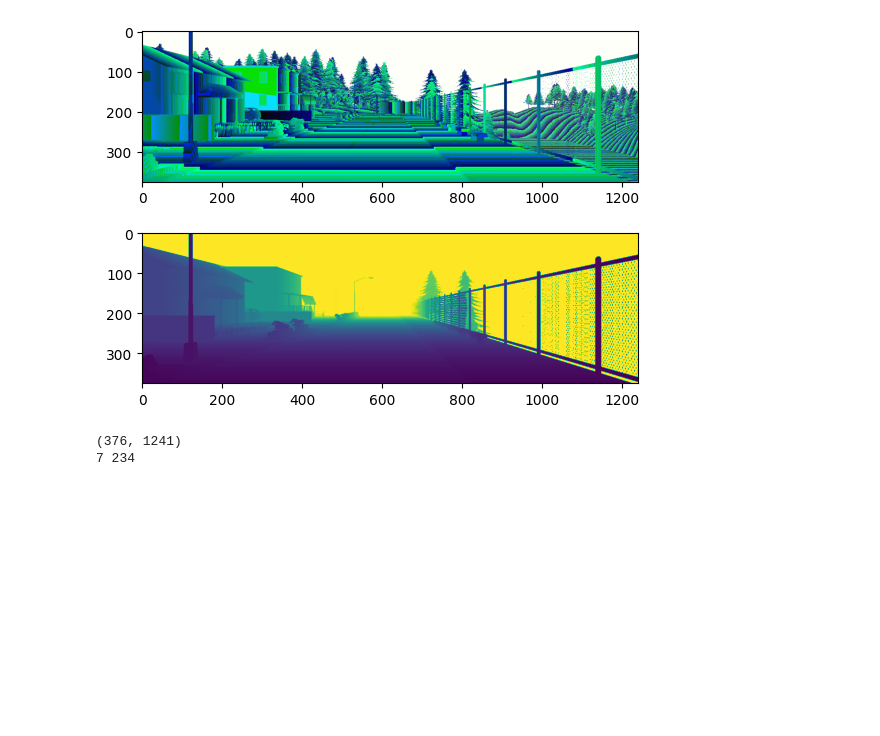
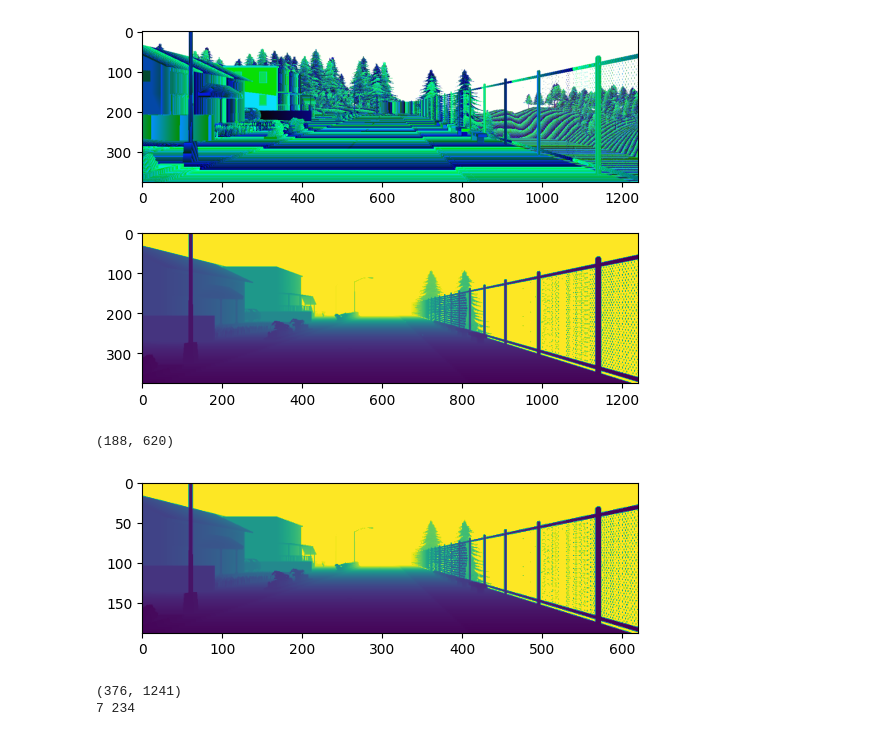
Before and after one commit to Billy1203/AdaptiveSurfelMapping, a Jupyter notebook: pre-processing.ipynb, the cells around one changed output. Cells and saved outputs as stored; diff of their text form; code cells hidden in the pictures; blank space fills up the shorter version.

```diff
--- a/pre-processing.ipynb
+++ b/pre-processing.ipynb
@@ -101,6 +108,15 @@ plt.imshow(depth);
 (376, 1241, 3) 0 255
 5.748033866169087 60.0
 [figure]
+# %%
+scaled_width_d = int(depth.shape[1] * 0.5)
+scaled_height_d = int(depth.shape[0] * 0.5)
+scaled_depth = cv2.resize(depth, (scaled_width_d, scaled_height_d))
+print(scaled_depth.shape)
+plt.imshow(scaled_depth);
+# %% [output]
+(188, 620)
+[figure, added]
 # %%
 kitti2 = cv2.imread(kitti_path + "psmnet/" + kitti_idx + ".png", cv2.IMREAD_GRAYSCALE)
 print(kitti2.shape)
```
Also changed, not shown: parts of 38 cells of this notebook, 4 other files.
